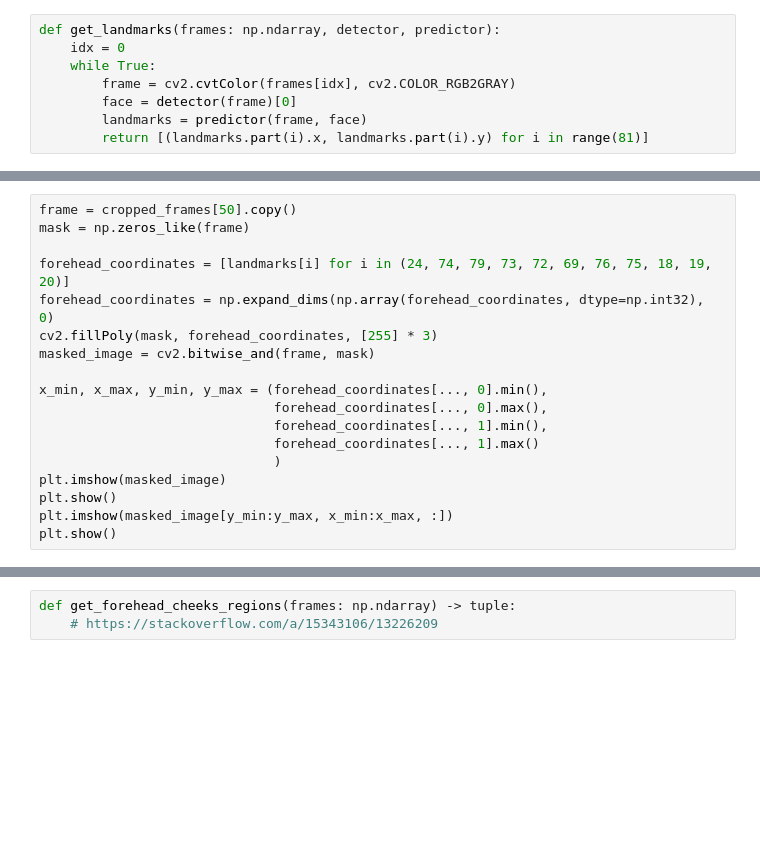
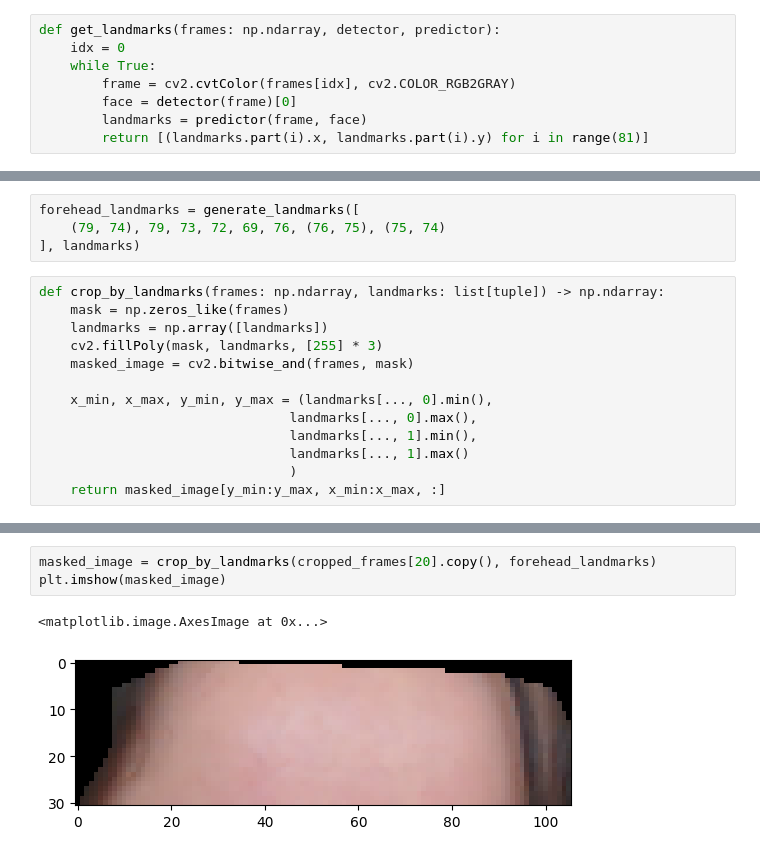
Before and after one commit to MNetanel/image-processing-project, a Jupyter notebook: notebooks/02_face_detection.ipynb, the cells around one changed output, grey strips where cells are left out. Drawn from its saved outputs; the diff is of its cells as text; blank space fills up the shorter version.

```diff
--- a/notebooks/02_face_detection.ipynb
+++ b/notebooks/02_face_detection.ipynb
@@ -57,18 +72,17 @@ plt.imshow(frame)
+# %%
+forehead_landmarks = generate_landmarks([
+    (79, 74), 79, 73, 72, 69, 76, (76, 75), (75, 74)
+], landmarks)
 # %%
-frame = cropped_frames[50].copy()
-mask = np.zeros_like(frame)
+def crop_by_landmarks(frames: np.ndarray, landmarks: list[tuple]) -> np.ndarray:
+    mask = np.zeros_like(frames)
+    landmarks = np.array([landmarks])
+    cv2.fillPoly(mask, landmarks, [255] * 3)
+    masked_image = cv2.bitwise_and(frames, mask)
 
-forehead_coordinates = [landmarks[i] for i in (24, 74, 79, 73, 72, 69, 76, 75, 18, 19, 20)]
-forehead_coordinates = np.expand_dims(np.array(forehead_coordinates, dtype=np.int32), 0)
-cv2.fillPoly(mask, forehead_coordinates, [255] * 3)
-masked_image = cv2.bitwise_and(frame, mask)
-
-x_min, x_max, y_min, y_max = (forehead_coordinates[..., 0].min(),
-                              forehead_coordinates[..., 0].max(),
-                              forehead_coordinates[..., 1].min(),
-                              forehead_coordinates[..., 1].max()
-                              )
-plt.imshow(masked_image)
-plt.show()
-plt.imshow(masked_image[y_min:y_max, x_min:x_max, :])
-plt.show()
+    x_min, x_max, y_min, y_max = (landmarks[..., 0].min(),
+                                landmarks[..., 0].max(),
+                                landmarks[..., 1].min(),
+                                landmarks[..., 1].max()
+                                )
+    return masked_image[y_min:y_max, x_min:x_max, :]
@@ -100,3 +89,6 @@ plt.show()
-# %%
-def get_forehead_cheeks_regions(frames: np.ndarray) -> tuple:
-    # https://stackoverflow.com/a/15343106/13226209
+# %%
+masked_image = crop_by_landmarks(cropped_frames[20].copy(), forehead_landmarks)
+plt.imshow(masked_image)
+# %% [output]
+<matplotlib.image.AxesImage at 0x...>
+[figure, added]
```
Also changed, not shown: parts of 15 cells of this notebook, 9 other files.
